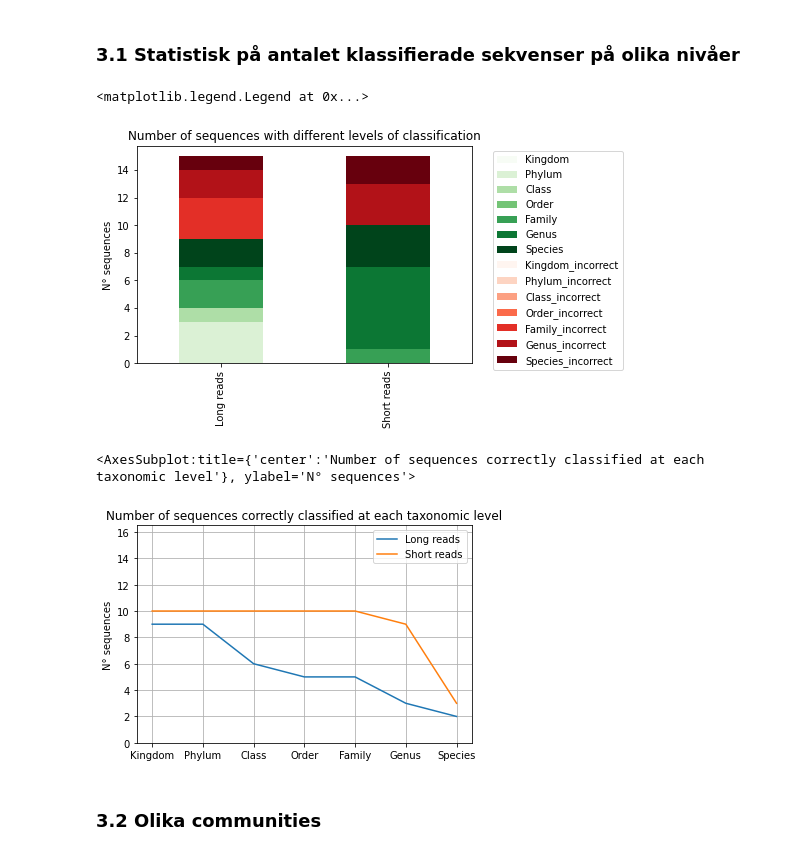
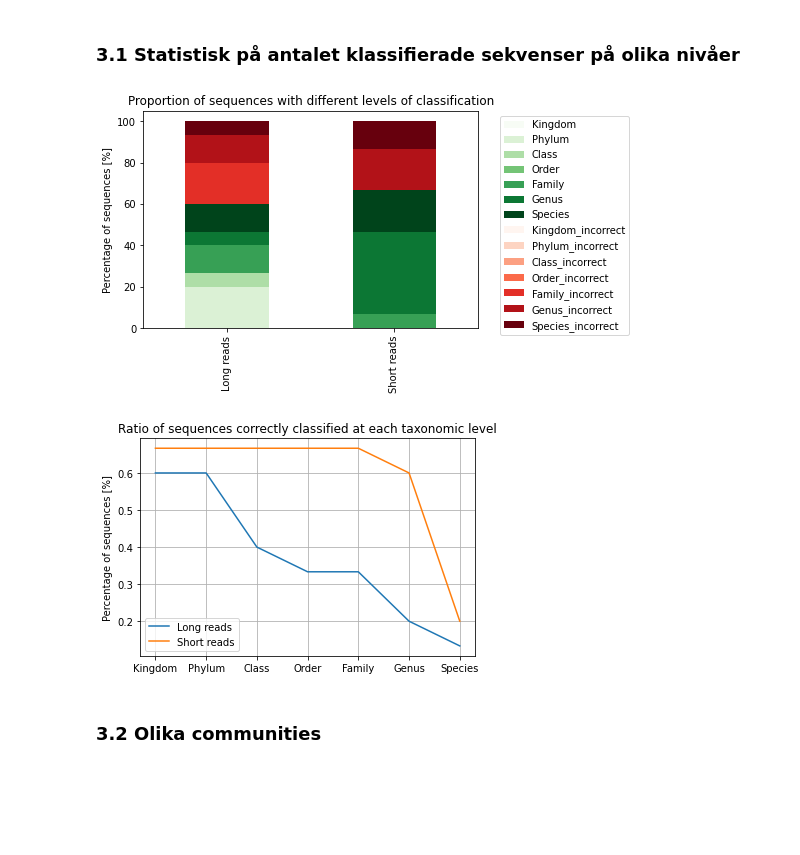
Before and after one commit to emblapersson/Applied-bioinformatics, a Jupyter notebook: Plot the results/Plots.ipynb, the cells around one changed output. Drawn from its saved outputs; the diff is of its cells as text; code cells hidden in the pictures; blank space fills up the shorter version.

```diff
--- a/Plot the results/Plots.ipynb
+++ b/Plot the results/Plots.ipynb
@@ -250,20 +211,19 @@ for i in range(int(n)):
 # %%
 # Plotta resultaten i en stacked bar plot
 fig, ax = plt.subplots()
-class_levels.plot(kind='bar', stacked=True, color=color_levels, title='Number of sequences with different levels of classification', ylabel='N° sequences', ax=ax)
+class_levels_ratio.plot(kind='bar', stacked=True, color=color_levels, title='Proportion of sequences with different levels of classification',
+                        ylabel='Percentage of sequences [%]', ax=ax)
+ax.set_yticklabels(['0', '20', '40', '60', '80', '100'])
 ax.legend(bbox_to_anchor=(1.05, 1.0), loc='upper left')
+plt.show()
 # %% [output]
-<matplotlib.legend.Legend at 0x...>
-[figure, old version]
+[figure, new version]
-# %%
-# Hur många sekvenser som klassifierats på respektive nivå för de olika dataseten
-# Bestäm y-max för att kunna ha hela skalan av sekvenser i jämförelsen
-ymax = len(long_reads)
-
-all_levels.plot(ylim=(0, ymax+0.1*ymax), grid=True, title='Number of sequences correctly classified at each taxonomic level', ylabel='N° sequences')
-# %% [output]
-<AxesSubplot:title={'center':'Number of sequences correctly classified at each taxonomic level'}, ylabel='N° sequences'>
-[figure, removed]
+# %%
+fig, ax = plt.subplots()
+all_levels_ratio.plot(grid=True, title='Ratio of sequences correctly classified at each taxonomic level', ylabel='Percentage of sequences [%]', ax=ax)
+plt.show()
+# %% [output]
+[figure, added]
 # %% [markdown]
 ### 3.2 Olika communities
 # %%
```
Also changed, not shown: parts of 8 cells of this notebook, 2 other files.
